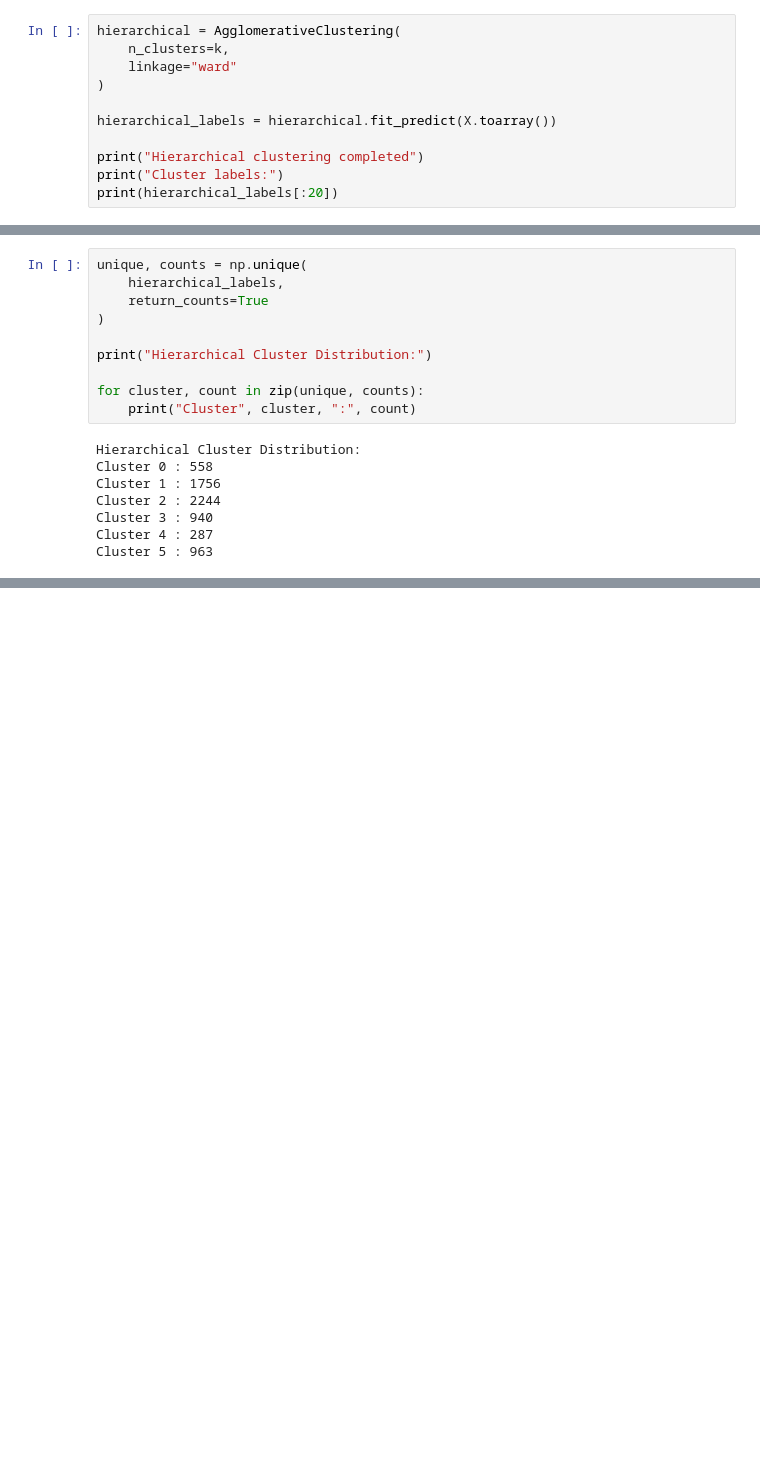
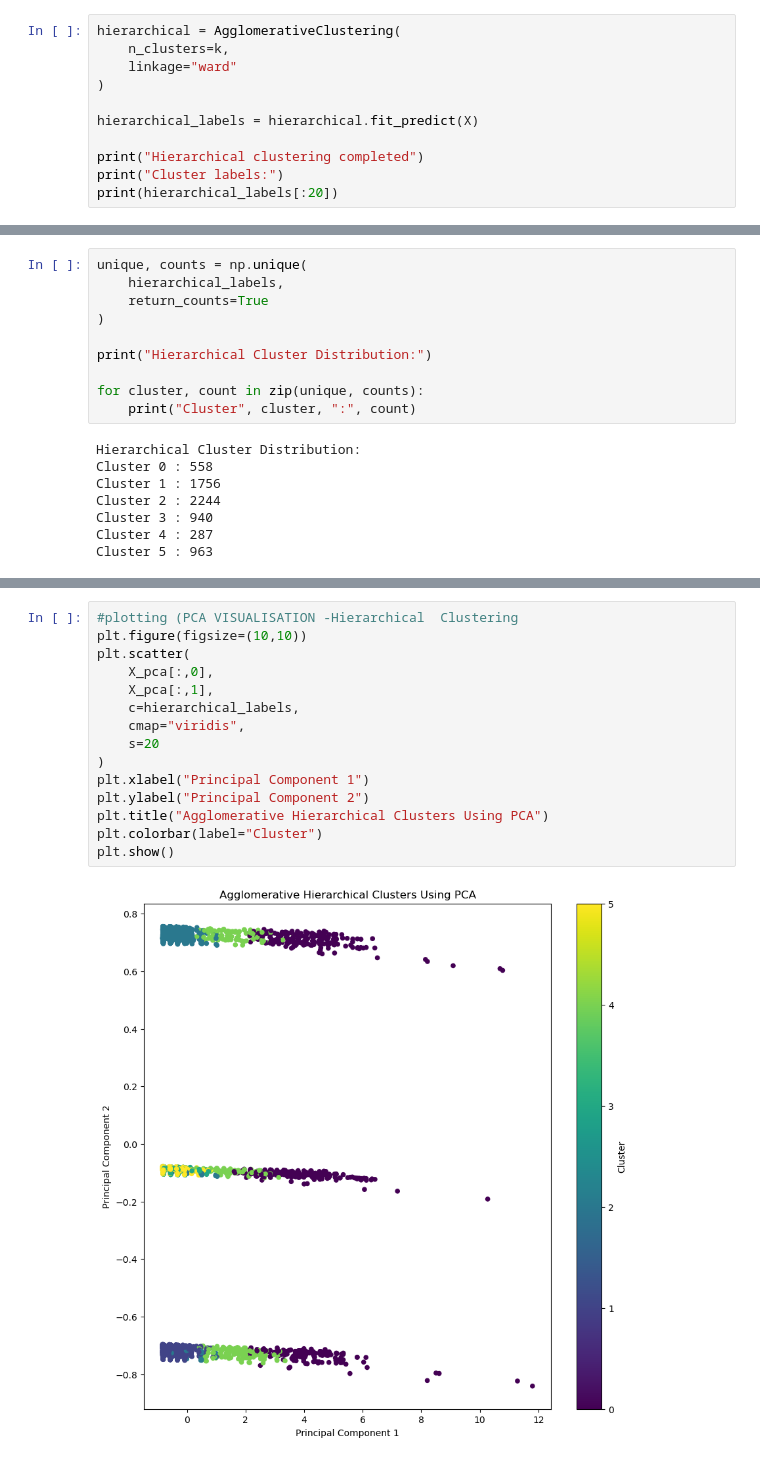
Before and after one commit to nikhilreddybikkam/E-Commerce, a Jupyter notebook: Clustering.ipynb, the cells around one changed output, grey strips where cells are left out. Drawn from its saved outputs; the diff is of its cells as text; blank space fills up the shorter version.

```diff
--- a/Clustering.ipynb
+++ b/Clustering.ipynb
@@ -326,7 +338,7 @@ hierarchical = AgglomerativeClustering(
     linkage="ward"
 )
 
-hierarchical_labels = hierarchical.fit_predict(X.toarray())
+hierarchical_labels = hierarchical.fit_predict(X)
 
 print("Hierarchical clustering completed")
 print("Cluster labels:")
@@ -355,0 +459,17 @@ Cluster 5 : 963
+# %%
+#plotting (PCA VISUALISATION -Hierarchical  Clustering
+plt.figure(figsize=(10,10))
+plt.scatter(
+    X_pca[:,0],
+    X_pca[:,1],
+    c=hierarchical_labels,
+    cmap="viridis",
+    s=20
+)
+plt.xlabel("Principal Component 1")
+plt.ylabel("Principal Component 2")
+plt.title("Agglomerative Hierarchical Clusters Using PCA")
+plt.colorbar(label="Cluster")
+plt.show()
+# %% [output]
+[figure, added]
```
Also changed, not shown: parts of 36 cells of this notebook.
